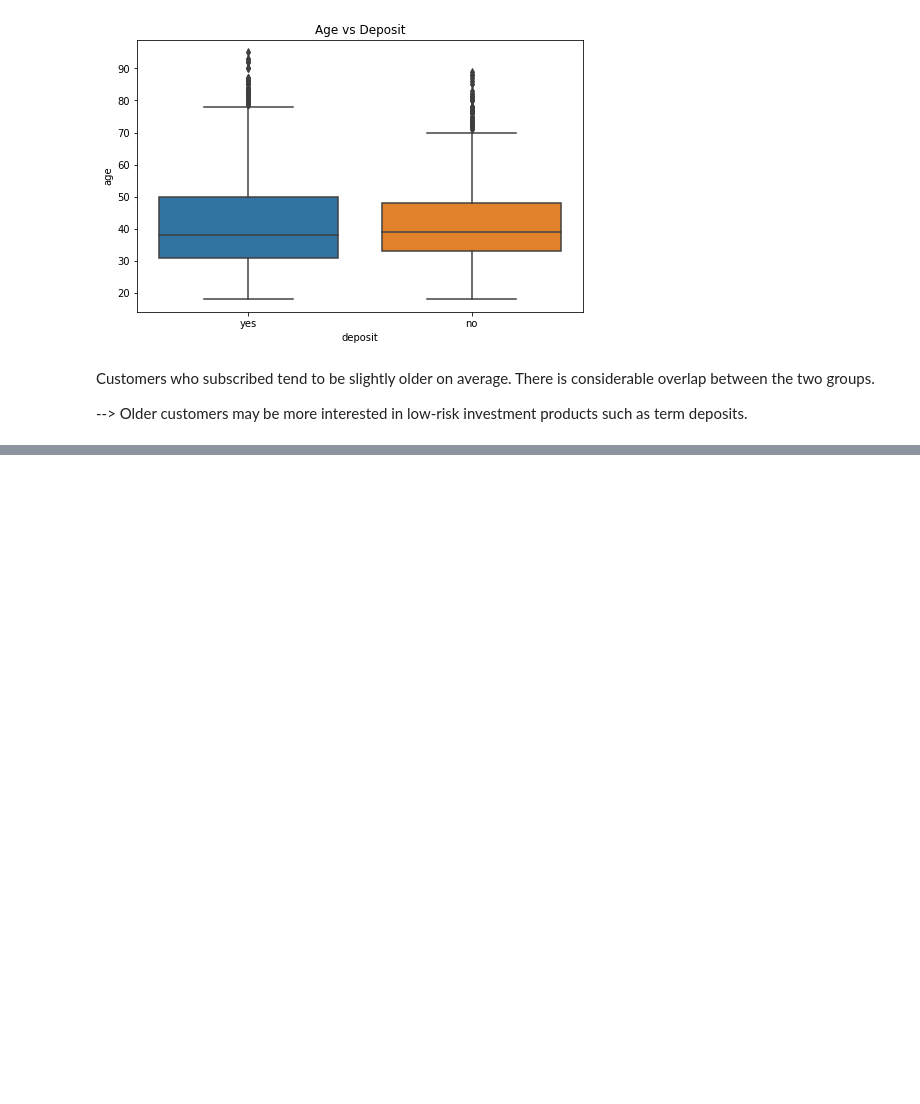
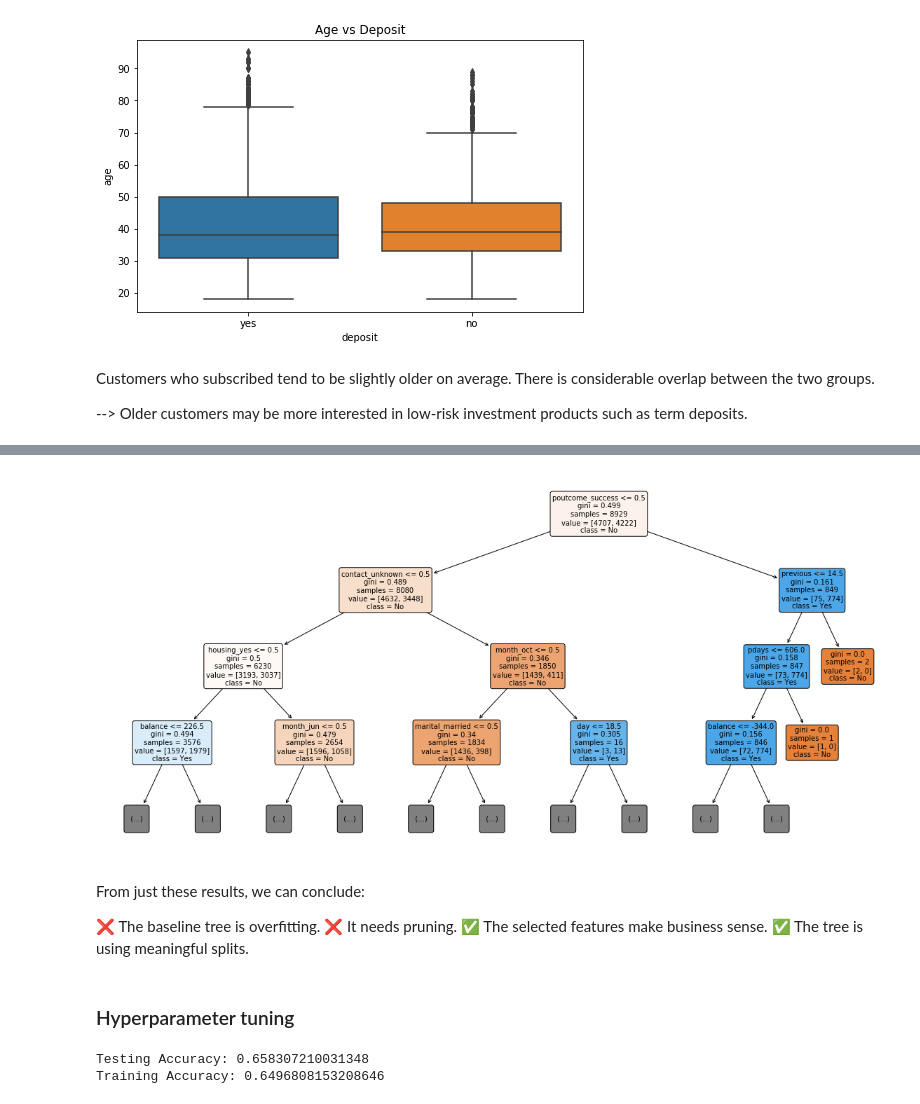
Before and after one commit to Eku12345/ml-learning-journey, a Jupyter notebook: 03-decision-tree/decision_tree_bank_marketing.ipynb, the cells around one changed output, grey strips where cells are left out. Saved outputs shown, nothing was run; the diff lists cells and outputs as text; code cells hidden in the pictures; blank space fills up the shorter version.

```diff
--- a/03-decision-tree/decision_tree_bank_marketing.ipynb
+++ b/03-decision-tree/decision_tree_bank_marketing.ipynb
@@ -391,0 +546,4 @@ There is considerable overlap between the two groups.
+# %%
+# Separate Features and Target
+X = df.drop('deposit',axis=1)
+y = df['deposit']
@@ -391,0 +726,28 @@ There is considerable overlap between the two groups.
+# %%
+# Visualize the Decision Tree
+from sklearn.tree import plot_tree
+
+plt.figure(figsize=(20,10))
+
+plot_tree(
+    dt,
+    max_depth=3,
+    feature_names=X.columns,
+    class_names=['No', 'Yes'],
+    filled=True,
+    rounded=True,
+    fontsize=10
+)
+
+plt.show()
+# %% [output]
+[figure, added]
+# %% [markdown]
+From just these results, we can conclude:
+
+❌ The baseline tree is overfitting.
+❌ It needs pruning.
+✅ The selected features make business sense.
+✅ The tree is using meaningful splits.
+# %% [markdown]
+### Hyperparameter tuning
@@ -391,0 +766,13 @@ There is considerable overlap between the two groups.
+# %%
+# Evaluate
+
+print("Testing Accuracy:",
+      accuracy_score(y_test, y_pred_depth3))
+
+train_pred = dt_depth3.predict(X_train)
+
+print("Training Accuracy:",
+      accuracy_score(y_train, train_pred))
+# %% [output]
+Testing Accuracy: 0.658307210031348
+Training Accuracy: 0.6496808153208646
```
Also changed, not shown: parts of 61 cells of this notebook, 2 other files.
